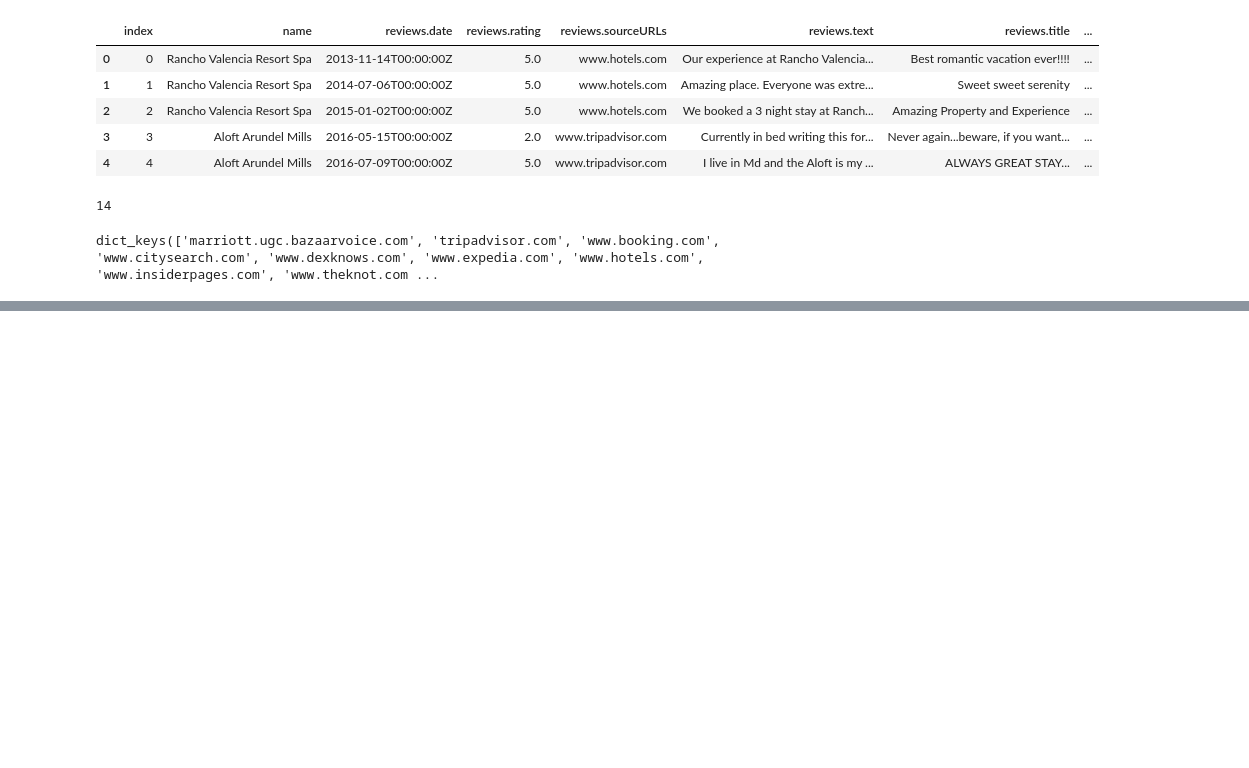
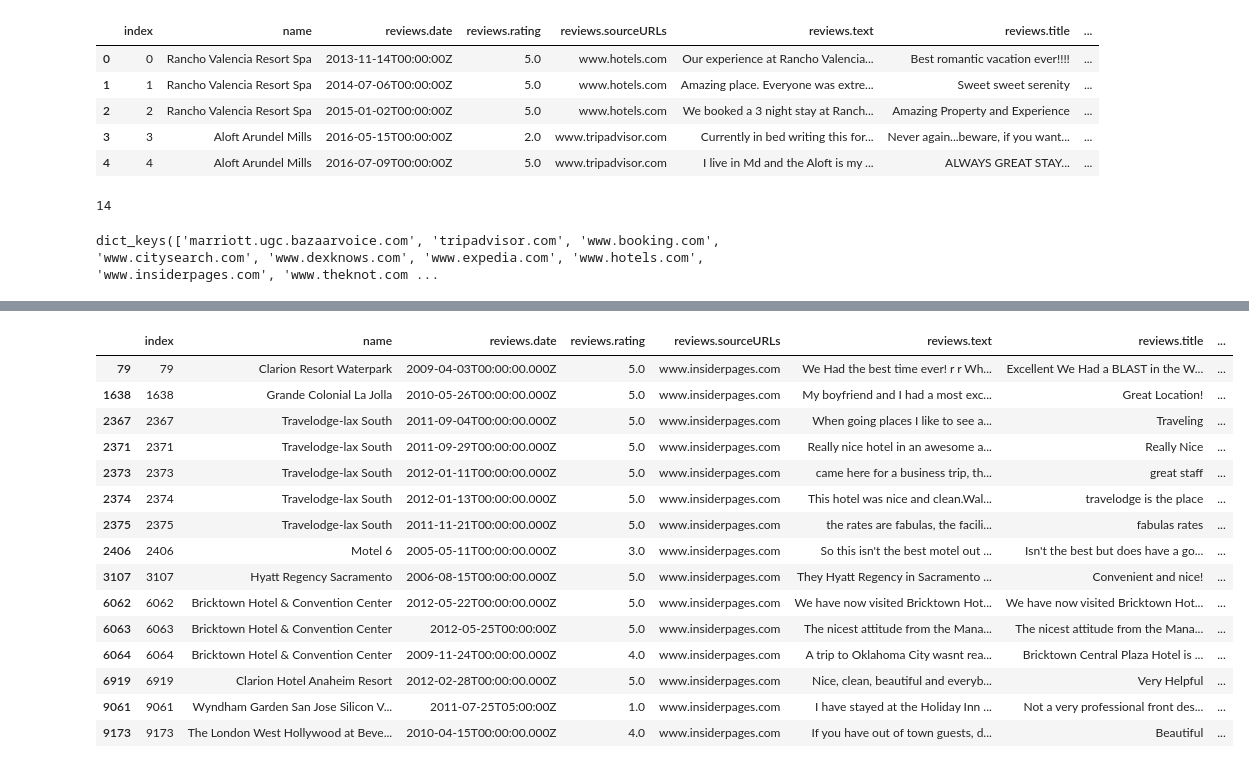
Before and after one commit to janelcv/Hotel_Rating_Analysis, a Jupyter notebook: Hotel_Ratings_Analysis-03.ipynb, the cells around one changed output, grey strips where cells are left out. Cells and saved outputs as stored; diff of their text form; code cells hidden in the pictures; blank space fills up the shorter version.

```diff
--- a/Hotel_Ratings_Analysis-03.ipynb
+++ b/Hotel_Ratings_Analysis-03.ipynb
@@ -29,0 +49,19 @@ dict_keys(['marriott.ugc.bazaarvoice.com', 'tripadvisor.com', 'www.booking.com',
+# %%
+ratings.loc[ratings['reviews.sourceURLs']=="www.insiderpages.com"]
+# %% [output]
+|  | index | name | reviews.date | reviews.rating | reviews.sourceURLs | reviews.text | reviews.title | ... |
+| 79 | 79 | Clarion Resort Waterpark | 2009-04-03T00:00:00.000Z | 5.0 | www.insiderpages.com | We Had the best time ever! r r Wh... | Excellent We Had a BLAST in the W... | ... |
+| 1638 | 1638 | Grande Colonial La Jolla | 2010-05-26T00:00:00.000Z | 5.0 | www.insiderpages.com | My boyfriend and I had a most exc... | Great Location! | ... |
+| 2367 | 2367 | Travelodge-lax South | 2011-09-04T00:00:00.000Z | 5.0 | www.insiderpages.com | When going places I like to see a... | Traveling | ... |
+| 2371 | 2371 | Travelodge-lax South | 2011-09-29T00:00:00.000Z | 5.0 | www.insiderpages.com | Really nice hotel in an awesome a... | Really Nice | ... |
+| 2373 | 2373 | Travelodge-lax South | 2012-01-11T00:00:00.000Z | 5.0 | www.insiderpages.com | came here for a business trip, th... | great staff | ... |
+| 2374 | 2374 | Travelodge-lax South | 2012-01-13T00:00:00.000Z | 5.0 | www.insiderpages.com | This hotel was nice and clean.Wal... | travelodge is the place | ... |
+| 2375 | 2375 | Travelodge-lax South | 2011-11-21T00:00:00.000Z | 5.0 | www.insiderpages.com | the rates are fabulas, the facili... | fabulas rates | ... |
+| 2406 | 2406 | Motel 6 | 2005-05-11T00:00:00.000Z | 3.0 | www.insiderpages.com | So this isn't the best motel out ... | Isn't the best but does have a go... | ... |
+| 3107 | 3107 | Hyatt Regency Sacramento | 2006-08-15T00:00:00.000Z | 5.0 | www.insiderpages.com | They Hyatt Regency in Sacramento ... | Convenient and nice! | ... |
+| 6062 | 6062 | Bricktown Hotel & Convention Center | 2012-05-22T00:00:00.000Z | 5.0 | www.insiderpages.com | We have now visited Bricktown Hot... | We have now visited Bricktown Hot... | ... |
+| 6063 | 6063 | Bricktown Hotel & Convention Center | 2012-05-25T00:00:00Z | 5.0 | www.insiderpages.com | The nicest attitude from the Mana... | The nicest attitude from the Mana... | ... |
+| 6064 | 6064 | Bricktown Hotel & Convention Center | 2009-11-24T00:00:00.000Z | 4.0 | www.insiderpages.com | A trip to Oklahoma City wasnt rea... | Bricktown Central Plaza Hotel is ... | ... |
+| 6919 | 6919 | Clarion Hotel Anaheim Resort | 2012-02-28T00:00:00.000Z | 5.0 | www.insiderpages.com | Nice, clean, beautiful and everyb... | Very Helpful | ... |
+| 9061 | 9061 | Wyndham Garden San Jose Silicon V... | 2011-07-25T05:00:00Z | 1.0 | www.insiderpages.com | I have stayed at the Holiday Inn ... | Not a very professional front des... | ... |
+| 9173 | 9173 | The London West Hollywood at Beve... | 2010-04-15T00:00:00.000Z | 4.0 | www.insiderpages.com | If you have out of town guests, d... | Beautiful | ... |
```
Also changed, not shown: parts of 8 cells of this notebook.
